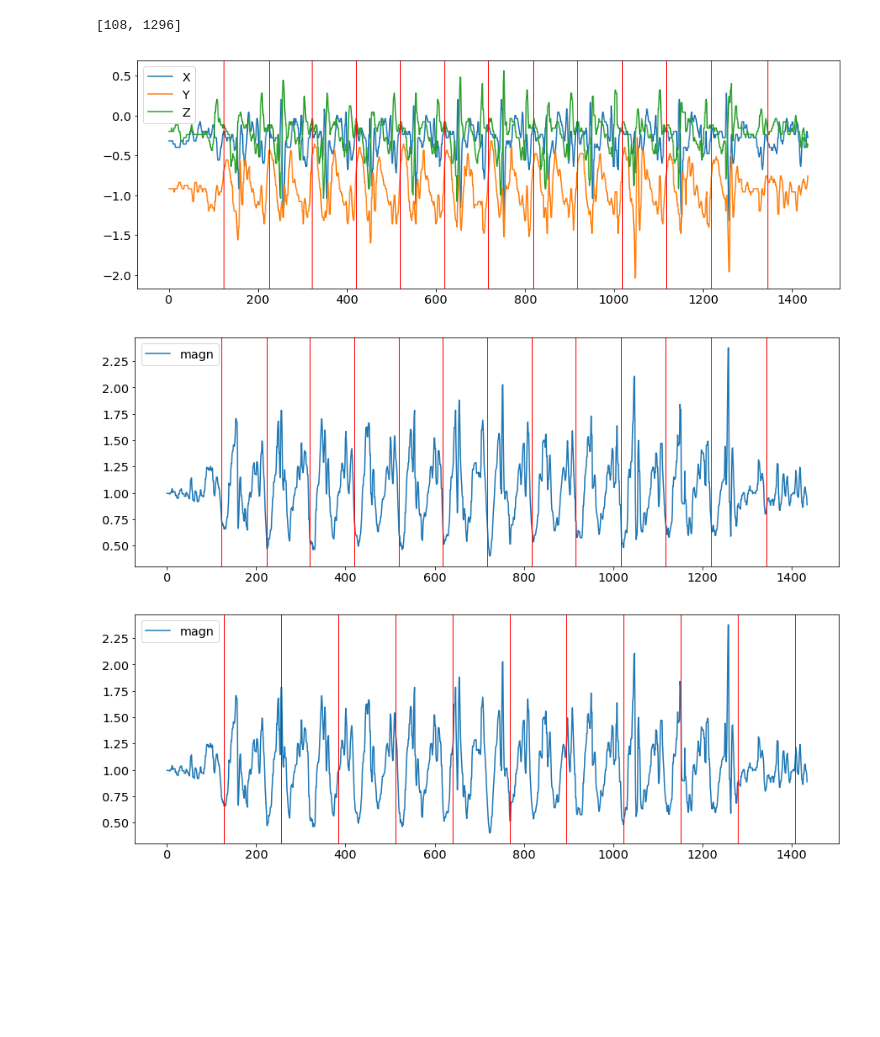
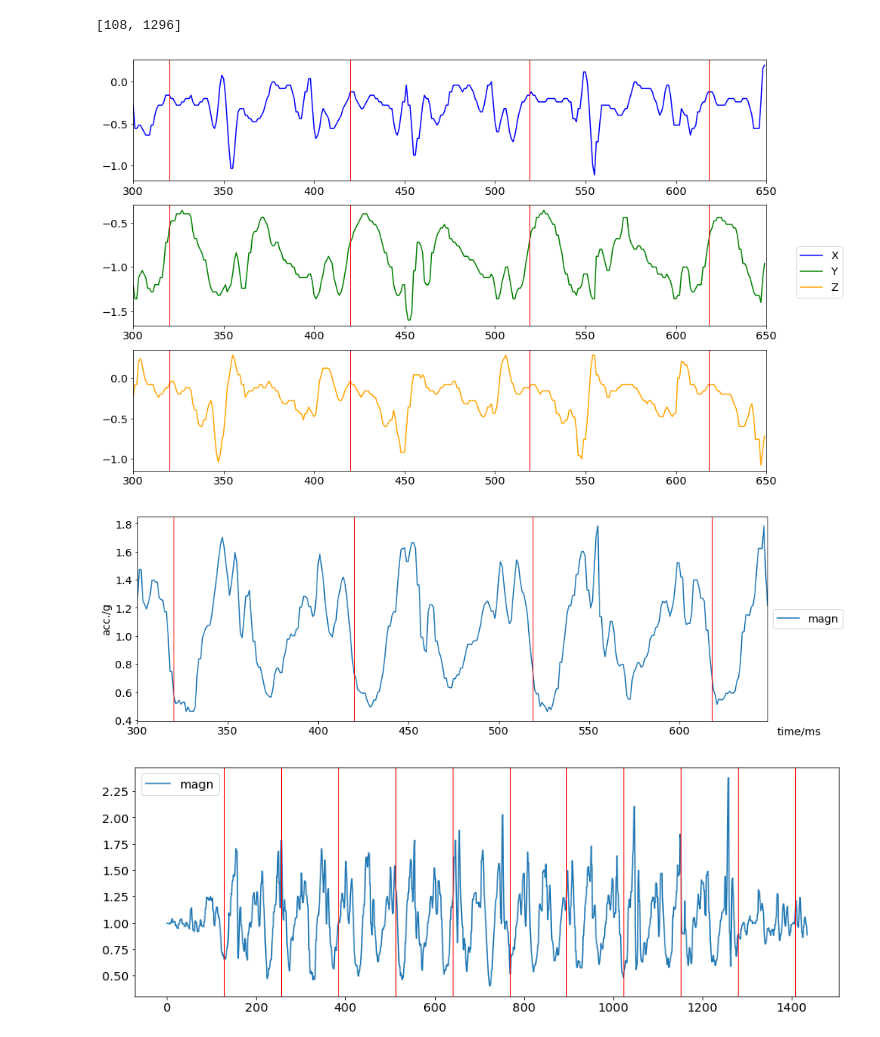
Before and after one commit to nemesszili/gaitmaster, a Jupyter notebook: notebooks/explore.ipynb, the cells around one changed output. Cells and saved outputs as stored; diff of their text form; code cells hidden in the pictures; blank space fills up the shorter version.

```diff
--- a/notebooks/explore.ipynb
+++ b/notebooks/explore.ipynb
@@ -42,7 +24,7 @@ df = pd.DataFrame({'X': [],
                    'Y': [],
                    'Z': []})
 # %%
-with open('./zju-gaitacc/session_0/subj_001/rec_1/3.txt') as f:
+with open('../../zju-gaitacc/session_0/subj_001/rec_1/3.txt') as f:
     lines = list(map(lambda line: [float(x) for x in line.strip().split(',')], f.readlines()))
     df['X'] = lines[0]
     df['Y'] = lines[1]
@@ -73,7 +55,7 @@ df.tail()
 | 1434 | -0.24 | -0.84 | -0.40 | 0.960833 |
 | 1435 | -0.28 | -0.76 | -0.36 | 0.886341 |
 # %%
-with open('./zju-gaitacc/session_0/subj_001/rec_1/cycles.txt') as f:
+with open('../../zju-gaitacc/session_0/subj_001/rec_1/cycles.txt') as f:
     line = f.readlines()[0]
     cycles = list(map(lambda x: int(x), line.strip().split(',')))
 print(cycles)
@@ -86,18 +68,36 @@ with open('./zju-gaitacc/session_0/subj_001/rec_1/useful.txt') as f:
 print(useful)
 # %% [output]
 [108, 1296]
-# %%
-ax = df[['X', 'Y', 'Z']].plot()
-for cycle in cycles:
-    ax.axvline(x=cycle, linewidth=1, color='r')
-# %% [output]
-[figure, removed]
-# %%
-ax = df[['magn']].plot()
-for cycle in cycles:
-    ax.axvline(x=cycle, linewidth=1, color='r')
-# %% [output]
-[figure, removed]
+# %%
+ndf = df[300:650]
+fig, axes = plt.subplots(nrows=3, ncols=1)
+colors = ['blue', 'green', 'orange']
+for ix, ch in enumerate(['X', 'Y', 'Z']):
+    ax = axes[ix]
+    ax.plot(ndf[[ch]].index, ndf[[ch]].values, color=colors[ix])
+    ax.set_xlim([300, 650])
+    for cycle in cycles:
+        ax.axvline(x=cycle, linewidth=1, color='r')
+known,   = plt.plot([], [], linestyle='-', color='blue')
+unknown, = plt.plot([], [], linestyle='-', color="green")
+curr,    = plt.plot([], [], linestyle='-', color="orange")
+# plt.subplots_adjust(right=0.82)
+fig.legend((known, unknown, curr), ('X', 'Y', 'Z'), loc='center right', fancybox=True)
+plt.savefig('./raw.pdf', format='pdf')
+# %% [output]
+[figure, added]
+# %%
+f = plt.figure()
+df[['magn']][300:650].plot(ax=f.gca())
+plt.legend(loc='center left', bbox_to_anchor=(1.0, 0.5))
+plt.xlabel('time/ms')
+f.gca().xaxis.set_label_coords(1.05, -0.025)
+plt.ylabel('acc./g')
+for cycle in cycles:
+    plt.axvline(x=cycle, linewidth=1, color='r')
+plt.savefig('./frames.pdf', format='pdf')
+# %% [output]
+[figure, added]
 # %%
 ax = df[['magn']].plot()
 for cycle in np.arange(128, 1435, 128):
```
Also changed, not shown: parts of 3 cells of this notebook, 11 other files.
